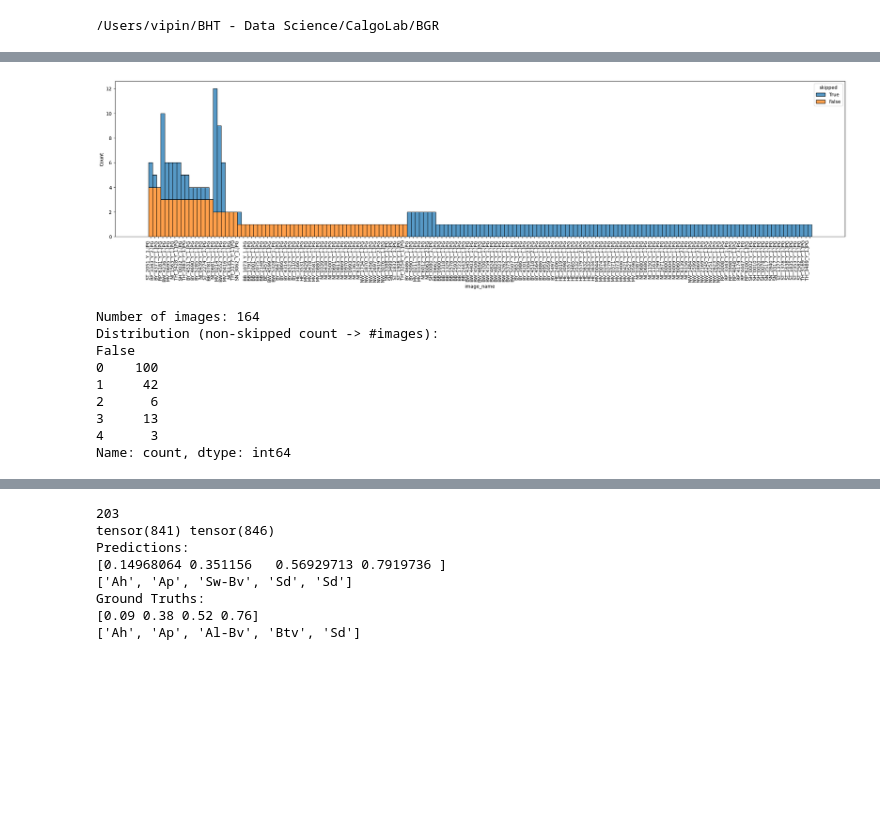
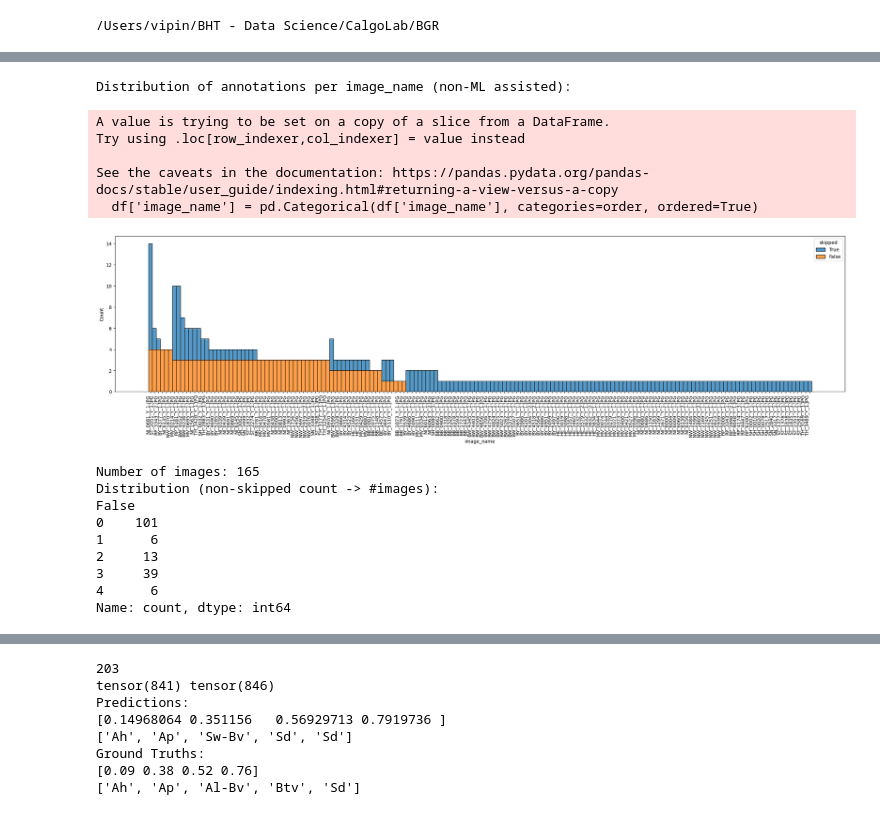
Before and after one commit to calgo-lab/BGR, a Jupyter notebook: notebooks/soil/Prelim_SoilnetStudy_Analysis.ipynb, the cells around one changed output, grey strips where cells are left out. Saved outputs shown, nothing was run; the diff lists cells and outputs as text; code cells hidden in the pictures; blank space fills up the shorter version.

```diff
--- a/notebooks/soil/Prelim_SoilnetStudy_Analysis.ipynb
+++ b/notebooks/soil/Prelim_SoilnetStudy_Analysis.ipynb
@@ -13,8 +13,11 @@ os.chdir('../../../')
 # %%
 import sqlite3
 import pandas as pd
+import ast
+import re
+import os
 
-db_path = '../data/BGR/sqlite/database_soilnet-study_04-12-25.db'
+db_path = '../data/BGR/sqlite/database_soilnet-study_27-01-26.db'
 table = 'predictions'
 
 if os.path.exists(db_path):
@@ -38,7 +41,37 @@ with sqlite3.connect(db_path) as conn:
     df['symbols'] = df['symbols'].apply(lambda x: x.replace('[', '').replace(']', '').split(',') if pd.notnull(x) else []) # Split symbols into list
     df['symbols'] = df['symbols'].apply(lambda lst: [s.strip().strip("'").strip('"')for s in lst]) # Clean symbols
 
-    df = df[['time_stamp', 'image_idx', 'image_name', 'anonId', 'skipped', 'depths', 'symbols']] # Reorder columns
+    df['ml_assisted'] = df['ml_assisted'].astype(bool) # Convert ml_assisted to integer
 
-display(df.head())
+    # Parse ml_depths safely: accept lists or stringified lists
+    df['ml_depths'] = df['ml_depths'].apply(lambda x: ast.literal_eval(x) if pd.notnull(x) and isinstance(x, str) else (x if pd.notnull(x) else []))
+
+    def _parse_ml_symbols(x):
+        if pd.isnull(x):
+            return []
+        if isinstance(x, list):
+            return x
+        try:
+            return ast.literal_eval(x)
+        except Exception:
+            parts = re.findall(r'\[([^]]+)\]', str(x))
+            out = []
+            for p in parts:
+                items = [s.strip().strip("'\"") for s in p.split(',') if s.strip()]
+                out.append(items)
+            return out
+
+    df['ml_symbols'] = df['ml_symbols'].apply(_parse_ml_symbols)
+
+    df = df[['time_stamp', 'image_idx', 'image_name', 'anonId', 'skipped', 'depths', 'symbols', 'ml_assisted', 'ml_depths', 'ml_symbols']] # Reorder columns
+
+    df = df[df['anonId'] != 'demo_user'] # Remove demo_user entries
+
+df_all = df
+df_ml_assisted = df[df['ml_assisted'] == True]
+df_non_assisted = df[df['ml_assisted'] == False]
+print(f"ML Assisted entries: {len(df_ml_assisted)}, Skipped ratio: {df_ml_assisted['skipped'].mean():.2%}")
+display(df_ml_assisted.head())
+print(f"Non-ML Assisted entries: {len(df_non_assisted)}, Skipped ratio: {df_non_assisted['skipped'].mean():.2%}")
+display(df_non_assisted.head())
 # %% [output]
@@ -53,43 +95,52 @@ Database found at ../data/BGR/sqlite/database_soilnet-study_04-12-25.db
 # %%
 import seaborn as sns
 import matplotlib.pyplot as plt
+
+df = df_non_assisted
+print("Distribution of annotations per image_name (non-ML assisted):")
 
 plt.figure(figsize=(28, 6))
 # rotate x-axis labels for better readability
 plt.xticks(rotation=90, ha='right')
 order = df.loc[~df['skipped'], 'image_name'].value_counts().sort_values(ascending=False).index.tolist()
 # compute counts per image_name for both hue values
 counts = df.groupby(['image_name', 'skipped']).size().unstack(fill_value=0)
 
 # ensure columns exist
 prim = counts[False] if False in counts.columns else pd.Series(0, index=counts.index)
 sec = counts[True] if True in counts.columns else pd.Series(0, index=counts.index)
 
 # sort by primary (non-skipped) descending, then by secondary (skipped) descending
 order = sorted(counts.index, key=lambda n: (-int(prim.loc[n]), -int(sec.loc[n])))
 
 # append any remaining names preserving original uniqueness
 order += [n for n in df['image_name'].unique() if n not in order]
 df['image_name'] = pd.Categorical(df['image_name'], categories=order, ordered=True)
 sns.histplot(data=df, x='image_name', hue='skipped', multiple='stack', hue_order=[True, False])
 plt.show()
 
 # distribution of number of non-skipped annotations per image_name
 dist = prim.value_counts().sort_index()
 print("Number of images:", prim.size)
 print("Distribution (non-skipped count -> #images):")
 print(dist)
 # %% [output]
+Distribution of annotations per image_name (non-ML assisted):
+A value is trying to be set on a copy of a slice from a DataFrame.
+Try using .loc[row_indexer,col_indexer] = value instead
+
+See the caveats in the documentation: https://pandas.pydata.org/pandas-docs/stable/user_guide/indexing.html#returning-a-view-versus-a-copy
+  df['image_name'] = pd.Categorical(df['image_name'], categories=order, ordered=True)
-[figure, old version]
+[figure, new version]
-Number of images: 164
-Distribution (non-skipped count -> #images):
-False
-0    100
-1     42
-2      6
-3     13
-4      3
-Name: count, dtype: int64
+Number of images: 165
+Distribution (non-skipped count -> #images):
+False
+0    101
+1      6
+2     13
+3     39
+4      6
+Name: count, dtype: int64
 # %%
 # image names with exactly 3 non-skipped annotations (uses existing `prim`)
 img_names_3 = prim[prim == 3].index.tolist()
```
Also changed, not shown: parts of 12 cells of this notebook, 3 other files.
